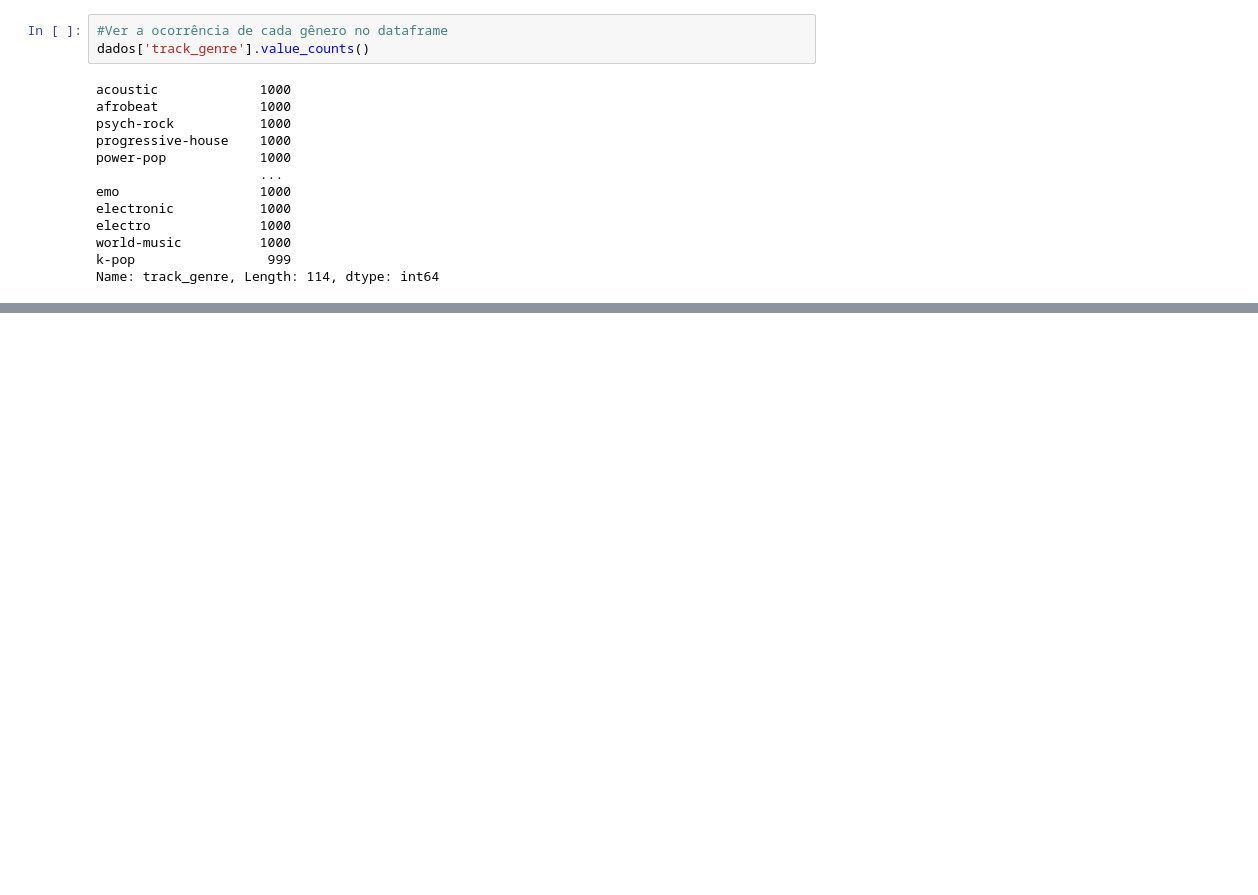
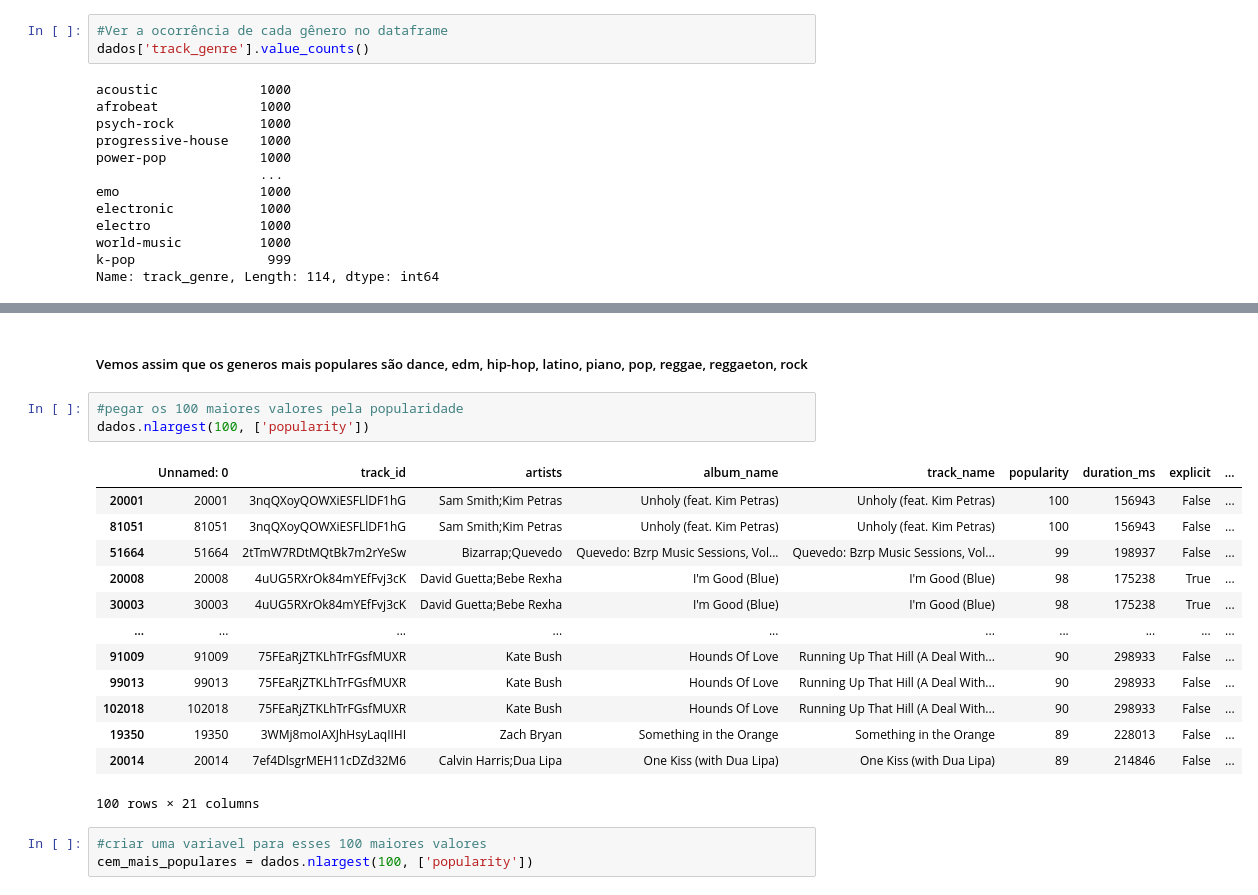
Before and after one commit to brenocolaco/Analise-do-Spotify, a Jupyter notebook: Análise do Spotify.ipynb, the cells around one changed output, grey strips where cells are left out. Cells and saved outputs as stored; diff of their text form; blank space fills up the shorter version.

```diff
--- a/Análise do Spotify.ipynb
+++ b/Análise do Spotify.ipynb
@@ -231,0 +217,22 @@ media_duracao_por_genero.plot.bar()
+# %% [markdown]
+##### Vemos assim que os generos mais populares são dance, edm, hip-hop, latino, piano, pop, reggae, reggaeton, rock
+# %%
+#pegar os 100 maiores valores pela popularidade
+dados.nlargest(100, ['popularity'])
+# %% [output]
+|  | Unnamed: 0 | track_id | artists | album_name | track_name | popularity | duration_ms | explicit | ... |
+| 20001 | 20001 | 3nqQXoyQOWXiESFLlDF1hG | Sam Smith;Kim Petras | Unholy (feat. Kim Petras) | Unholy (feat. Kim Petras) | 100 | 156943 | False | ... |
+| 81051 | 81051 | 3nqQXoyQOWXiESFLlDF1hG | Sam Smith;Kim Petras | Unholy (feat. Kim Petras) | Unholy (feat. Kim Petras) | 100 | 156943 | False | ... |
+| 51664 | 51664 | 2tTmW7RDtMQtBk7m2rYeSw | Bizarrap;Quevedo | Quevedo: Bzrp Music Sessions, Vol... | Quevedo: Bzrp Music Sessions, Vol... | 99 | 198937 | False | ... |
+| 20008 | 20008 | 4uUG5RXrOk84mYEfFvj3cK | David Guetta;Bebe Rexha | I'm Good (Blue) | I'm Good (Blue) | 98 | 175238 | True | ... |
+| 30003 | 30003 | 4uUG5RXrOk84mYEfFvj3cK | David Guetta;Bebe Rexha | I'm Good (Blue) | I'm Good (Blue) | 98 | 175238 | True | ... |
+| ... | ... | ... | ... | ... | ... | ... | ... | ... | ... |
+| 91009 | 91009 | 75FEaRjZTKLhTrFGsfMUXR | Kate Bush | Hounds Of Love | Running Up That Hill (A Deal With... | 90 | 298933 | False | ... |
+| 99013 | 99013 | 75FEaRjZTKLhTrFGsfMUXR | Kate Bush | Hounds Of Love | Running Up That Hill (A Deal With... | 90 | 298933 | False | ... |
+| 102018 | 102018 | 75FEaRjZTKLhTrFGsfMUXR | Kate Bush | Hounds Of Love | Running Up That Hill (A Deal With... | 90 | 298933 | False | ... |
+| 19350 | 19350 | 3WMj8moIAXJhHsyLaqIIHI | Zach Bryan | Something in the Orange | Something in the Orange | 89 | 228013 | False | ... |
+| 20014 | 20014 | 7ef4DlsgrMEH11cDZd32M6 | Calvin Harris;Dua Lipa | One Kiss (with Dua Lipa) | One Kiss (with Dua Lipa) | 89 | 214846 | False | ... |
+100 rows × 21 columns
+# %%
+#criar uma variavel para esses 100 maiores valores
+cem_mais_populares = dados.nlargest(100, ['popularity'])
```
Also changed, not shown: parts of 20 cells of this notebook.
